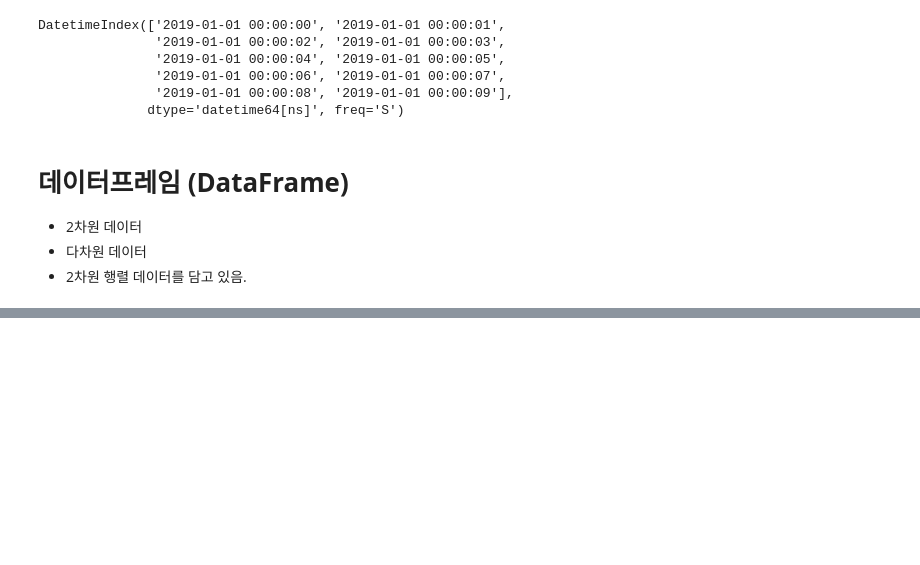
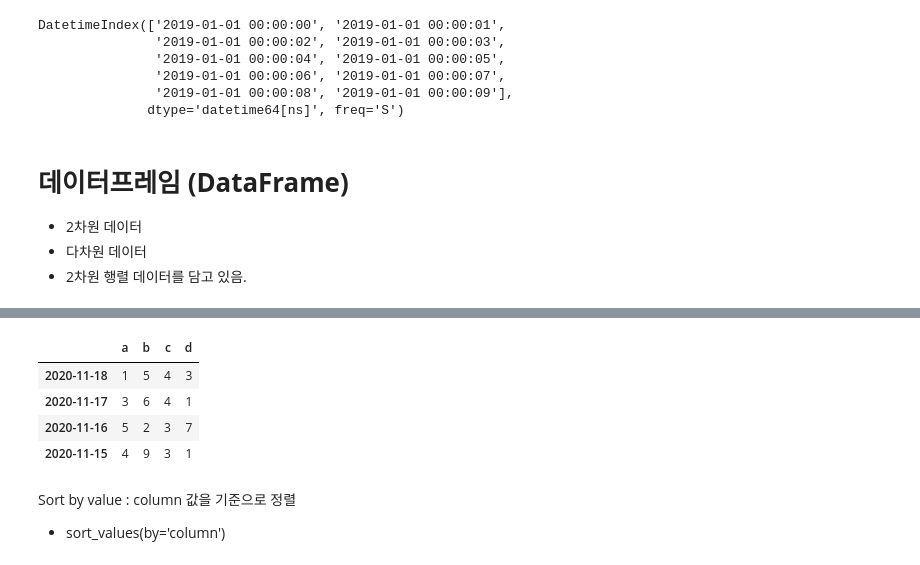
Before and after one commit to rlfwo93/machine-learning, a Jupyter notebook: pandas.ipynb, the cells around one changed output, grey strips where cells are left out. Cells and saved outputs as stored; diff of their text form; code cells hidden in the pictures; blank space fills up the shorter version.

```diff
--- a/pandas.ipynb
+++ b/pandas.ipynb
@@ -119,0 +205,17 @@ df2
+# %%
+df.sort_index(axis=0, ascending=False)
+#sort_index는 인덱스를 기준으로 값들을 정렬
+# axis는 columns 값들을 정령할지 안할지 결정.
+# ascending 는 내림차순,오름차순 결정
+# False 는 내림차순 True 는 오름차순
+# %% [output]
+|  | a | b | c | d |
+| 2020-11-18 | 1 | 5 | 4 | 3 |
+| 2020-11-17 | 3 | 6 | 4 | 1 |
+| 2020-11-16 | 5 | 2 | 3 | 7 |
+| 2020-11-15 | 4 | 9 | 3 | 1 |
+# %% [markdown]
+
+Sort by value : column 값을 기준으로 정렬
+
+-  sort_values(by='column')
```
Also changed, not shown: parts of 30 cells of this notebook.
